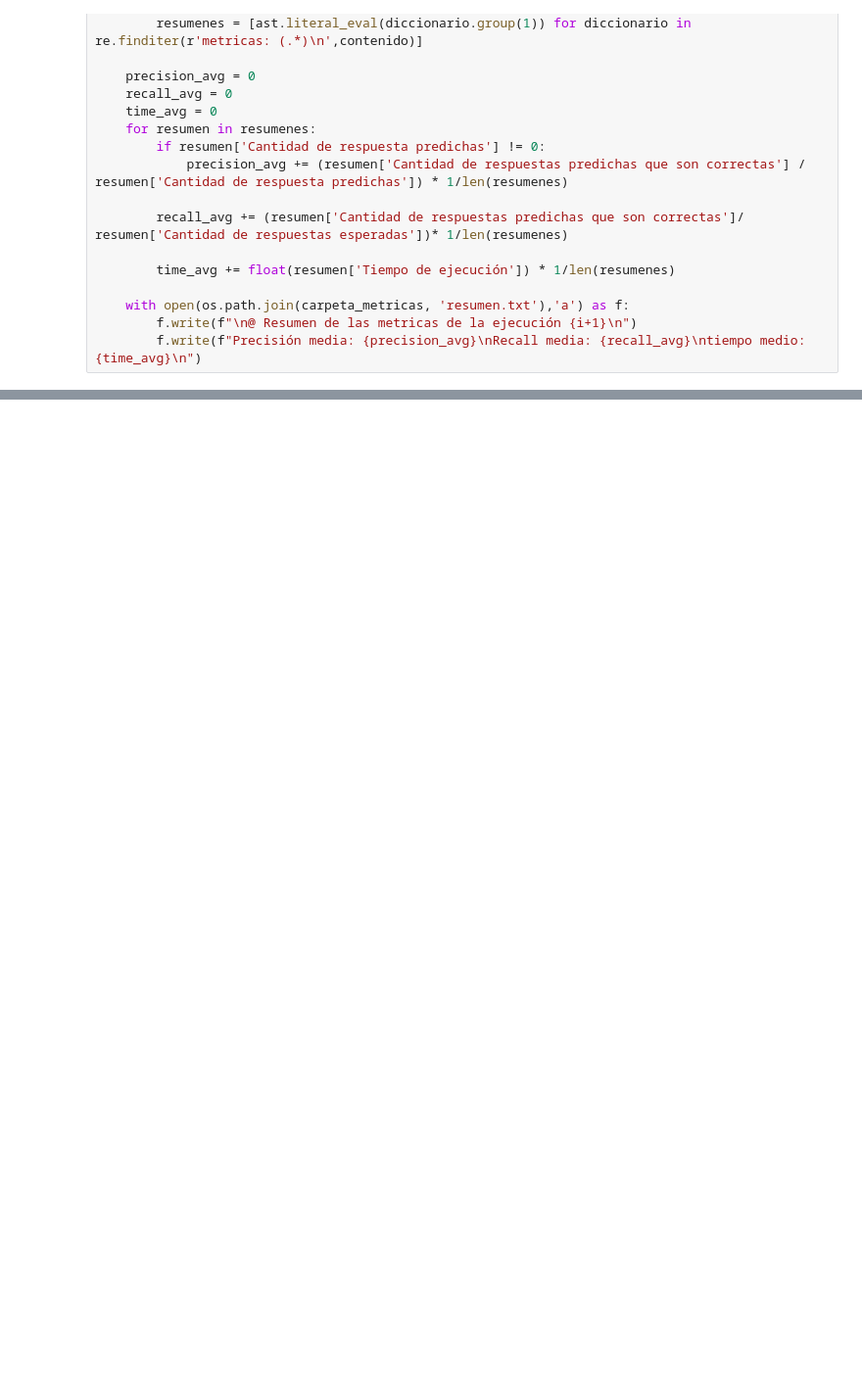
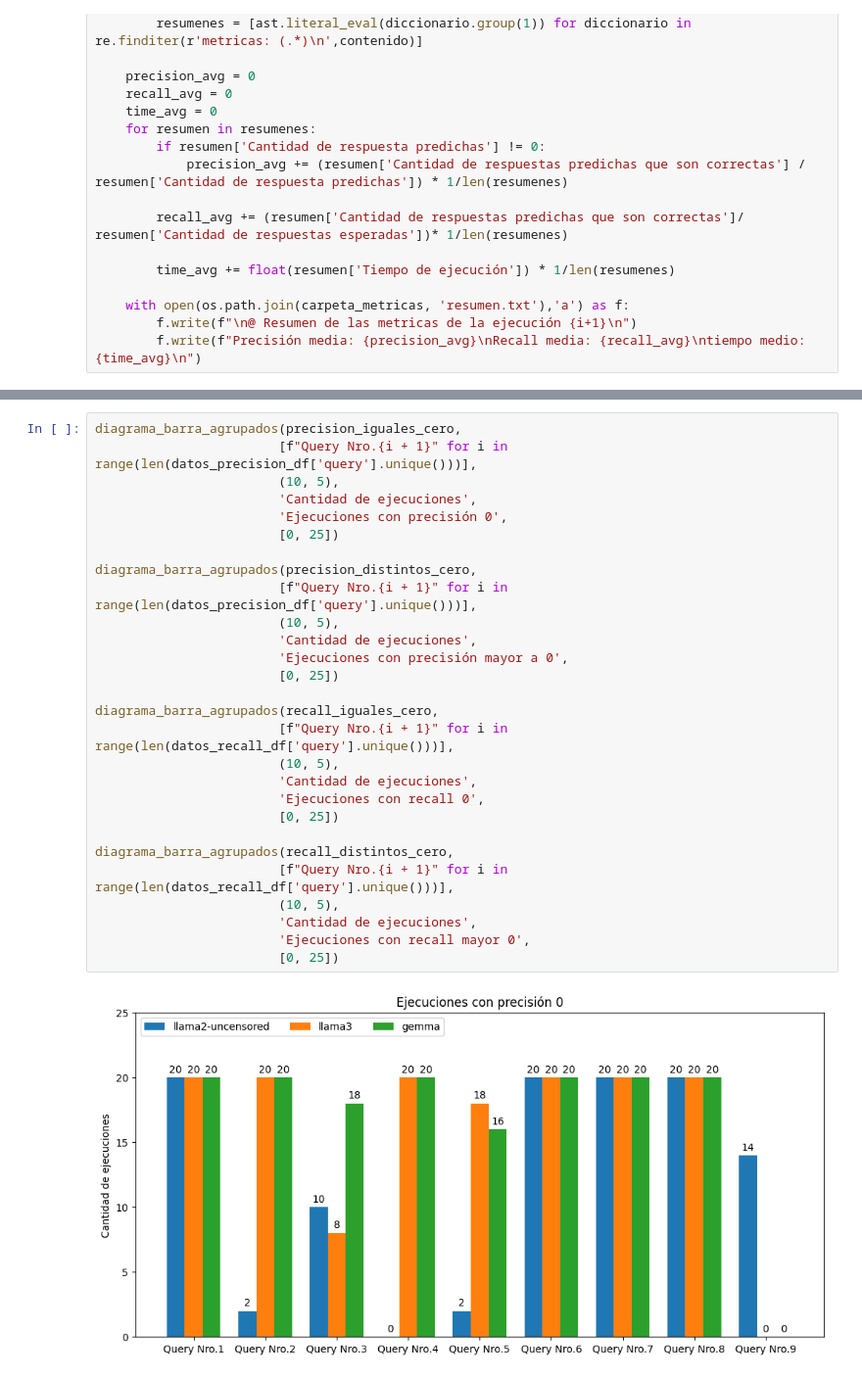
Before and after one commit to Kenny-R/evariste, a Jupyter notebook: calcular_metricas.ipynb, the cells around one changed output, grey strips where cells are left out. Shown at 98% size. Drawn from its saved outputs; the diff is of its cells as text; blank space fills up the shorter version.

```diff
--- a/calcular_metricas.ipynb
+++ b/calcular_metricas.ipynb
@@ -97,0 +215,30 @@ for i, nombre in enumerate(nombre_archivos):
+# %%
+diagrama_barra_agrupados(precision_iguales_cero,
+                        [f"Query Nro.{i + 1}" for i in range(len(datos_precision_df['query'].unique()))],
+                        (10, 5),
+                        'Cantidad de ejecuciones',
+                        'Ejecuciones con precisión 0',
+                        [0, 25])
+
+diagrama_barra_agrupados(precision_distintos_cero,
+                        [f"Query Nro.{i + 1}" for i in range(len(datos_precision_df['query'].unique()))],
+                        (10, 5),
+                        'Cantidad de ejecuciones',
+                        'Ejecuciones con precisión mayor a 0',
+                        [0, 25])
+
+diagrama_barra_agrupados(recall_iguales_cero,
+                        [f"Query Nro.{i + 1}" for i in range(len(datos_recall_df['query'].unique()))],
+                        (10, 5),
+                        'Cantidad de ejecuciones',
+                        'Ejecuciones con recall 0',
+                        [0, 25])
+
+diagrama_barra_agrupados(recall_distintos_cero,
+                        [f"Query Nro.{i + 1}" for i in range(len(datos_recall_df['query'].unique()))],
+                        (10, 5),
+                        'Cantidad de ejecuciones',
+                        'Ejecuciones con recall mayor 0',
+                        [0, 25])
+# %% [output]
+[figure, added]
```
Also changed, not shown: parts of 6 cells of this notebook.
